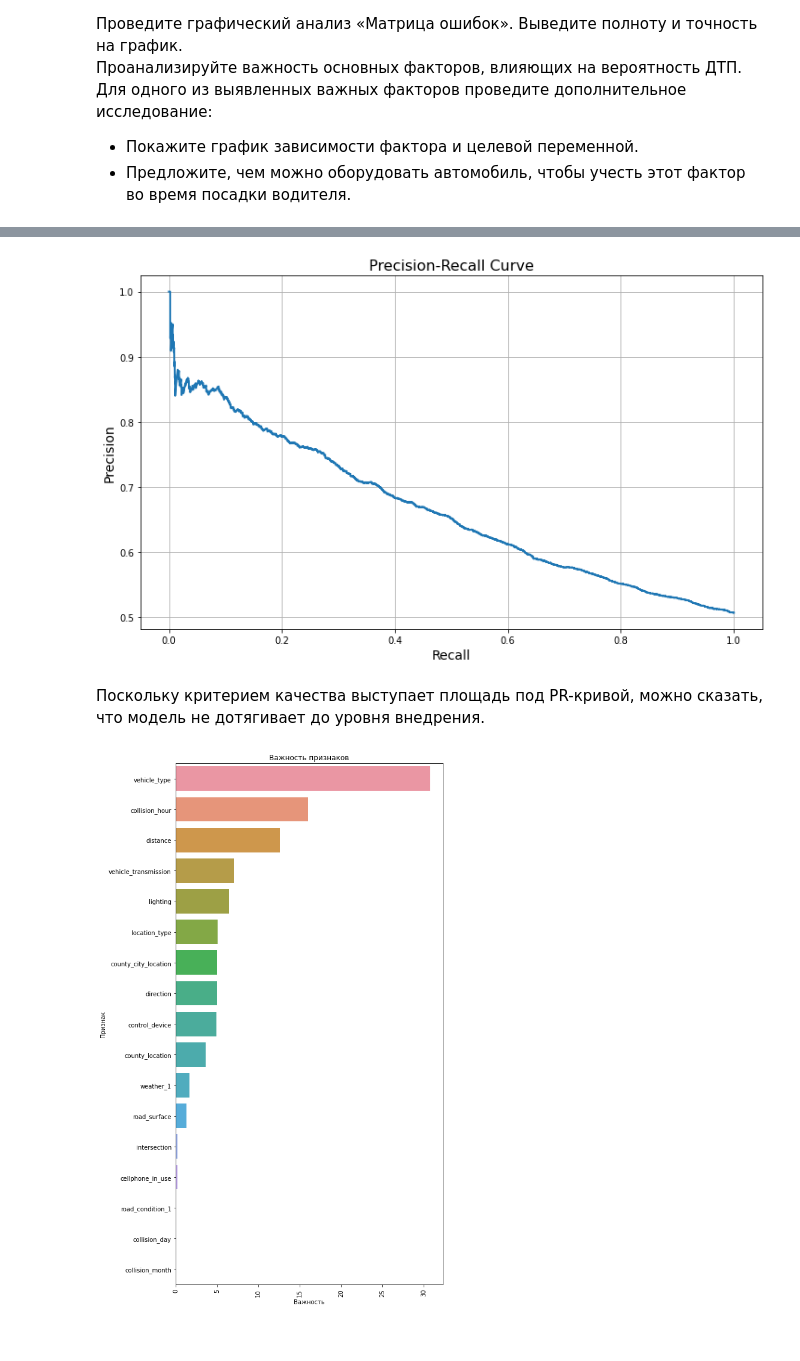
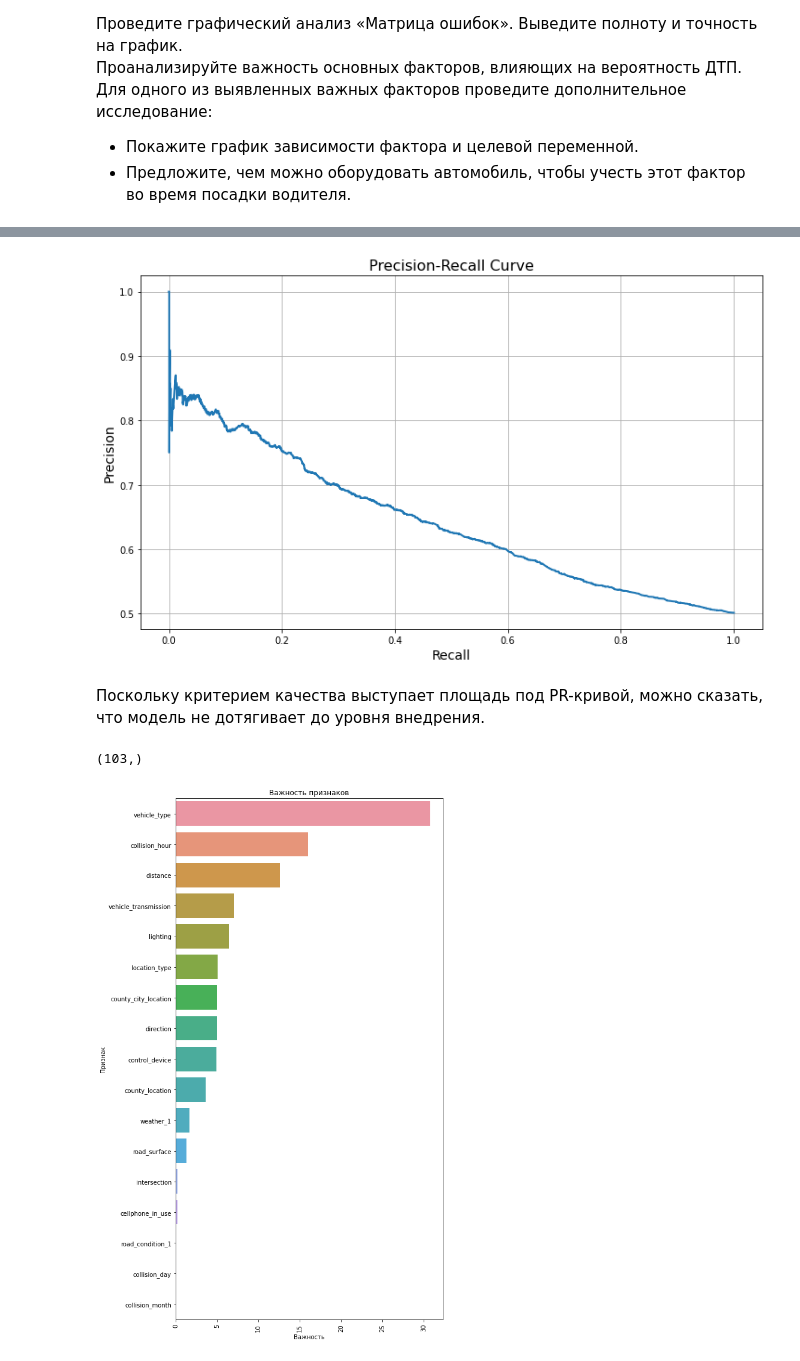
Before and after one commit to ivanovVladimir1/YandexPrakticum_studies, a Jupyter notebook: Road_accidents/Road_accidents.ipynb, the cells around one changed output, grey strips where cells are left out. Drawn from its saved outputs; the diff is of its cells as text; code cells hidden in the pictures.

```diff
--- a/Road_accidents/Road_accidents.ipynb
+++ b/Road_accidents/Road_accidents.ipynb
@@ -1689,26 +1693,32 @@ plt.show()
 # %%
-probas = model_CB.predict_proba(X_test)[:, 1]
+probas = model_RF.predict_proba(X_test_transformed)[:, 1]
 
 precision, recall, _ = precision_recall_curve(y_test, probas)
 
 #plt.plot(precision, recall)
 
 plt.figure(figsize=(12, 7))
 
 plt.plot(recall, precision, linewidth=2)
 plt.title('Precision-Recall Curve', size=16)
 plt.xlabel('Recall', size=14)
 plt.ylabel('Precision', size=14)
 plt.grid(True)
 #plt.legend()
 
 plt.show()
 # %% [output]
-[figure, old version]
+[figure, new version]
 # %% [markdown]
 Поскольку критерием качества выступает площадь под PR-кривой, можно сказать, что модель не дотягивает до уровня внедрения.
 # %%
-feature_imp = pd.Series(model_CB.feature_importances_, index=model_CB.feature_names_).sort_values(ascending=False)
+#feature_imp = pd.Series(model_RF.feature_importances_, index=model_RF.fea).sort_values(ascending=False)
+
+#model_RF.feature_importances_.shape
+
+ohe_features
+# %% [output]
+(103,)
 # %%
 plt.figure(figsize=(8, 16))
 
```
Also changed, not shown: parts of 5 cells of this notebook, 21 other files.
